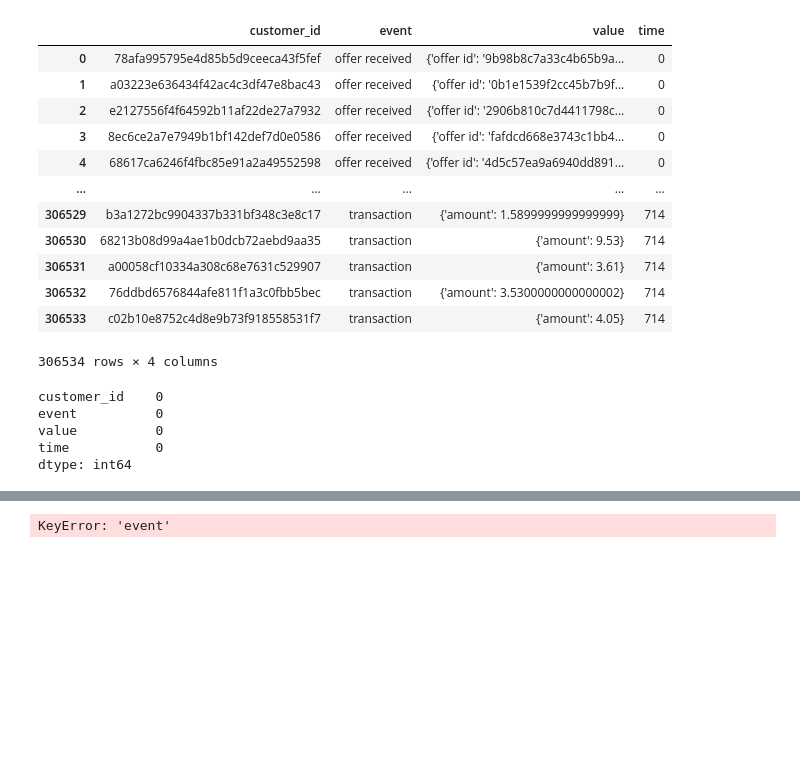
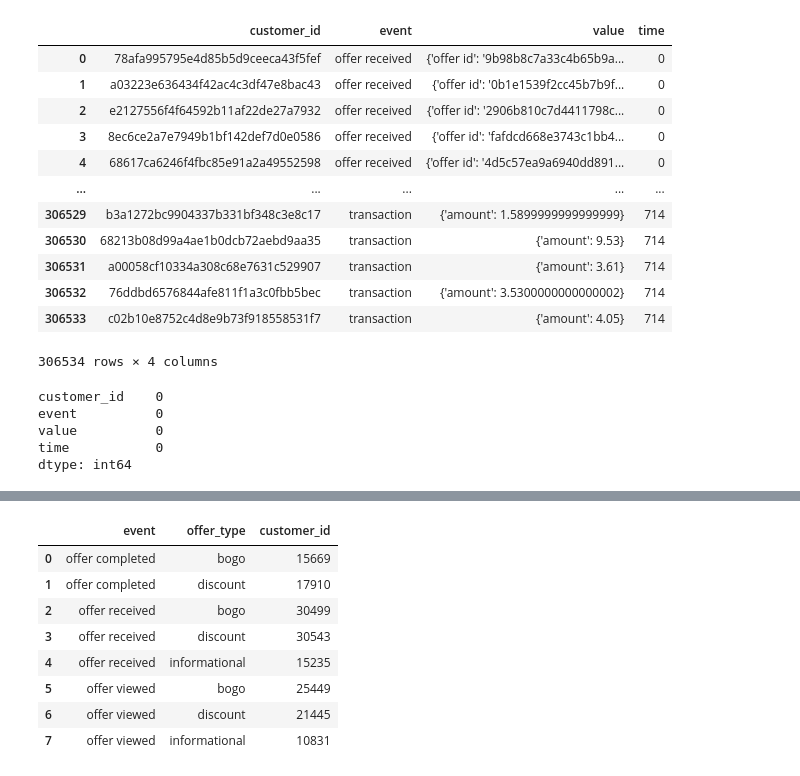
Before and after one commit to Arjunar92/Starbucks_Customer_Segmentation_Project, a Jupyter notebook: Starbucks_Capstone_Data_Exploration.ipynb, the cells around one changed output, grey strips where cells are left out. Saved outputs shown, nothing was run; the diff lists cells and outputs as text; code cells hidden in the pictures; blank space fills up the shorter version.

```diff
--- a/Starbucks_Capstone_Data_Exploration.ipynb
+++ b/Starbucks_Capstone_Data_Exploration.ipynb
@@ -413,4 +405,15 @@ offers_type
 # %%
-df_graph = offers_type.groupby(['event', 'offer_type'])['person'].count().reset_index()
+df_graph = offers_type.groupby(['event', 'offer_type'])['customer_id'].count().reset_index()
-# %% [output]
-KeyError: 'event'
+# %%
+df_graph.sort_values('event', inplace = True)
+df_graph
+# %% [output]
+|  | event | offer_type | customer_id |
+| 0 | offer completed | bogo | 15669 |
+| 1 | offer completed | discount | 17910 |
+| 2 | offer received | bogo | 30499 |
+| 3 | offer received | discount | 30543 |
+| 4 | offer received | informational | 15235 |
+| 5 | offer viewed | bogo | 25449 |
+| 6 | offer viewed | discount | 21445 |
+| 7 | offer viewed | informational | 10831 |
```
Also changed, not shown: parts of 14 cells of this notebook.
